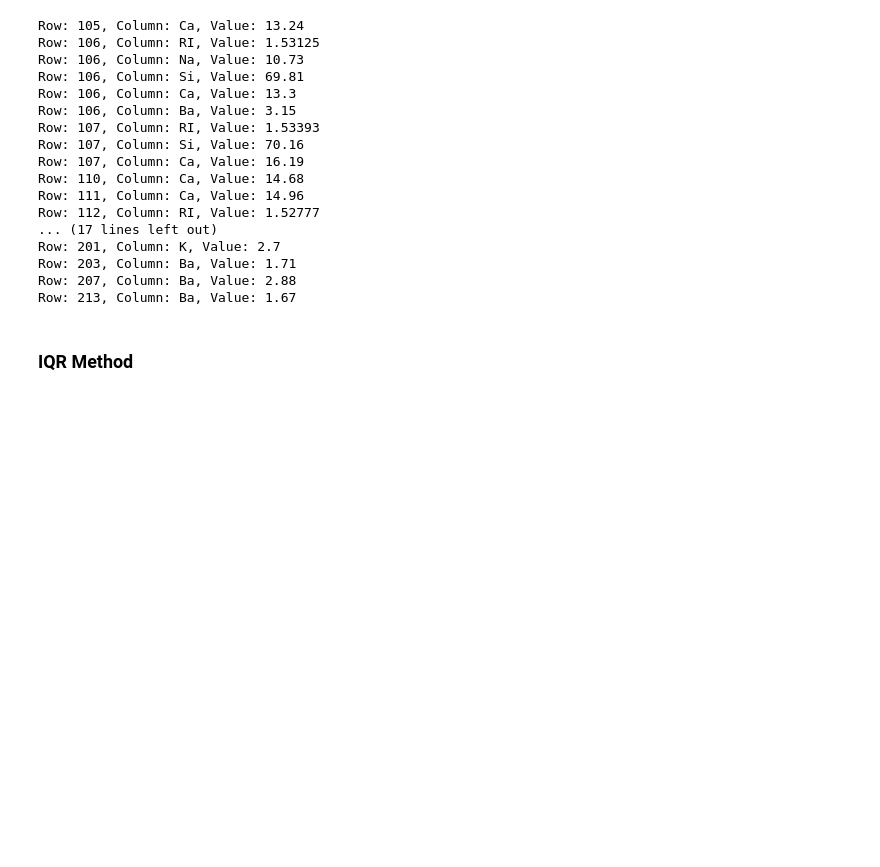
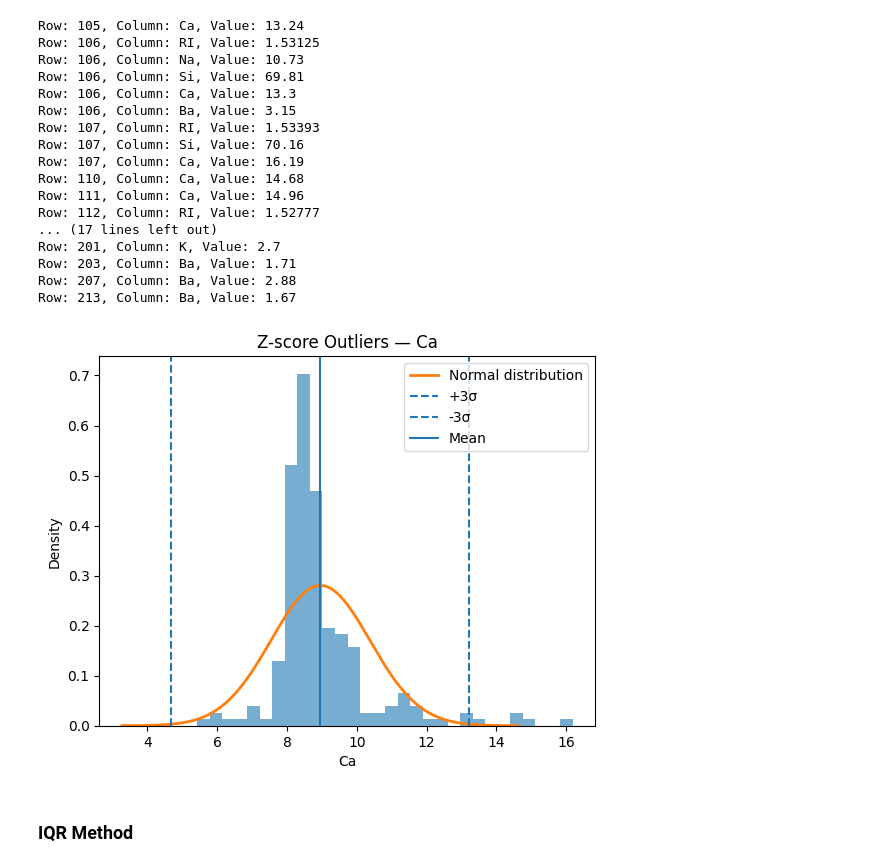
Before and after one commit to AliyarBhos/data-science-journey, a Jupyter notebook: 05_regression/02_regression_data_preparation/04_outliers.ipynb, the cells around one changed output. Saved outputs shown, nothing was run; the diff lists cells and outputs as text; code cells hidden in the pictures; blank space fills up the shorter version.

```diff
--- a/05_regression/02_regression_data_preparation/04_outliers.ipynb
+++ b/05_regression/02_regression_data_preparation/04_outliers.ipynb
@@ -93,6 +93,61 @@ Row: 201, Column: K, Value: 2.7
 Row: 203, Column: Ba, Value: 1.71
 Row: 207, Column: Ba, Value: 2.88
 Row: 213, Column: Ba, Value: 1.67
+# %%
+from scipy.stats import norm
+column = "Ca"
+
+mean = df[column].mean()
+std = df[column].std()
+
+plt.hist(
+    df[column],
+    bins=30,
+    density=True,
+    alpha=0.6
+)
+
+x = np.linspace(
+    mean - 4*std,
+    mean + 4*std,
+    200
+)
+
+y = norm.pdf(x, mean, std)
+
+plt.plot(
+    x,
+    y,
+    linewidth=2,
+    label="Normal distribution"
+)
+
+plt.axvline(
+    mean + 3*std,
+    linestyle="--",
+    label="+3σ"
+)
+
+plt.axvline(
+    mean - 3*std,
+    linestyle="--",
+    label="-3σ"
+)
+
+plt.axvline(
+    mean,
+    linestyle="-",
+    label="Mean"
+)
+
+plt.xlabel(column)
+plt.ylabel("Density")
+plt.title(f"Z-score Outliers — {column}")
+plt.legend()
+
+plt.show()
+# %% [output]
+[figure, added]
 # %% [markdown]
 ### IQR Method
 # %%
```
Also changed, not shown: parts of 8 cells of this notebook.
